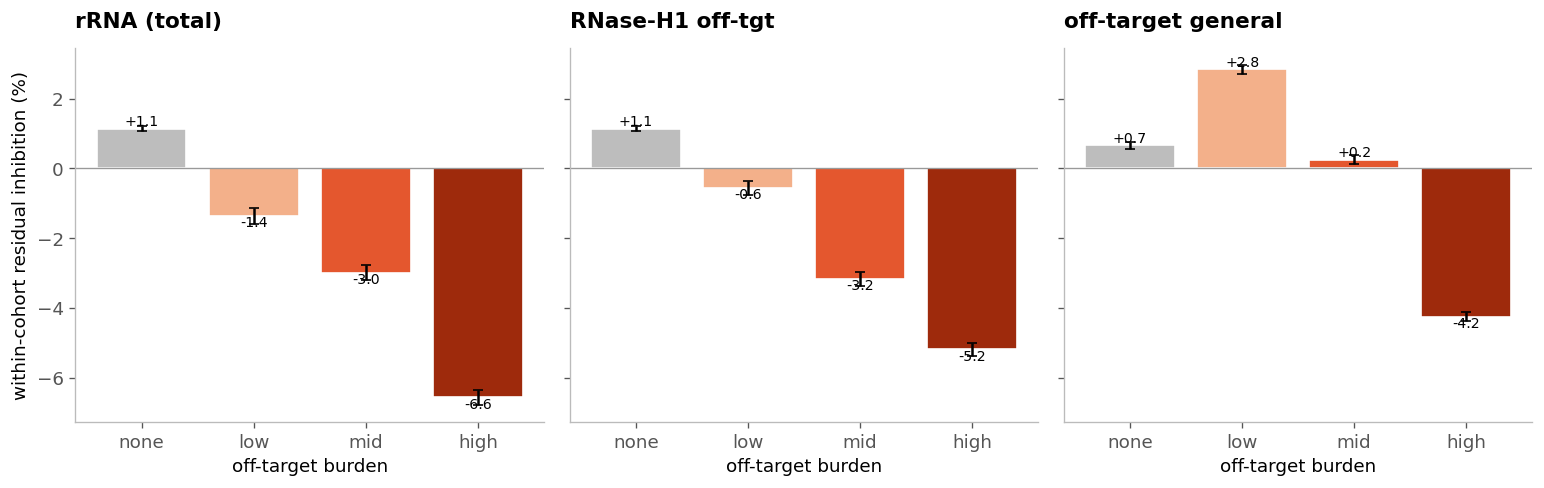
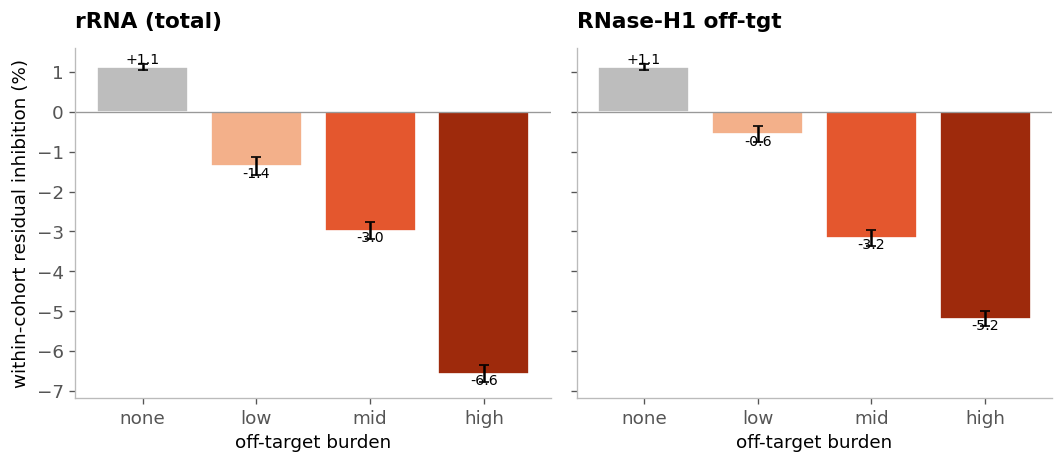
The change to this notebook cell's code, shown as a diff; its figure went from the first image to the second:
--- before
+++ after
@@ -1,4 +1,4 @@
-feats = ['rRNA (total)', 'RNase-H1 off-tgt', 'off-target general']
-fig, ax = plt.subplots(1, 3, figsize=(13, 4.2), sharey=True)
+feats = ['rRNA (total)', 'RNase-H1 off-tgt']
+fig, ax = plt.subplots(1, 2, figsize=(9, 4), sharey=True)
 for a, name in zip(ax, feats):
     t = f.resid_by_bin(df, name)
@@ -6,5 +6,5 @@
     a.set_xticks(range(len(t))); a.set_xticklabels(t.index)
     a.axhline(0, color='#999', lw=.8); a.set_title(name); a.set_xlabel('off-target burden')
-    for i, (m, n) in enumerate(zip(t['mean'], t['n'])):
+    for i, m in enumerate(t['mean']):
         a.annotate(f'{m:+.1f}', (i, m), ha='center', va='bottom' if m >= 0 else 'top', fontsize=8.5)
 ax[0].set_ylabel('within-cohort residual inhibition (%)')

Commit: Off-target graphs: dumbbell + paired scatter in real inhibition units